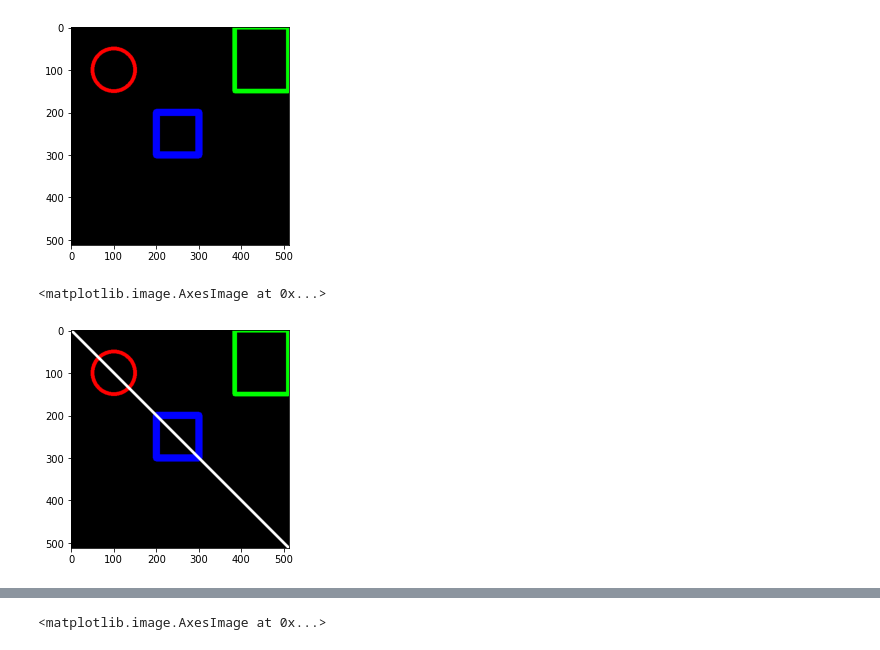
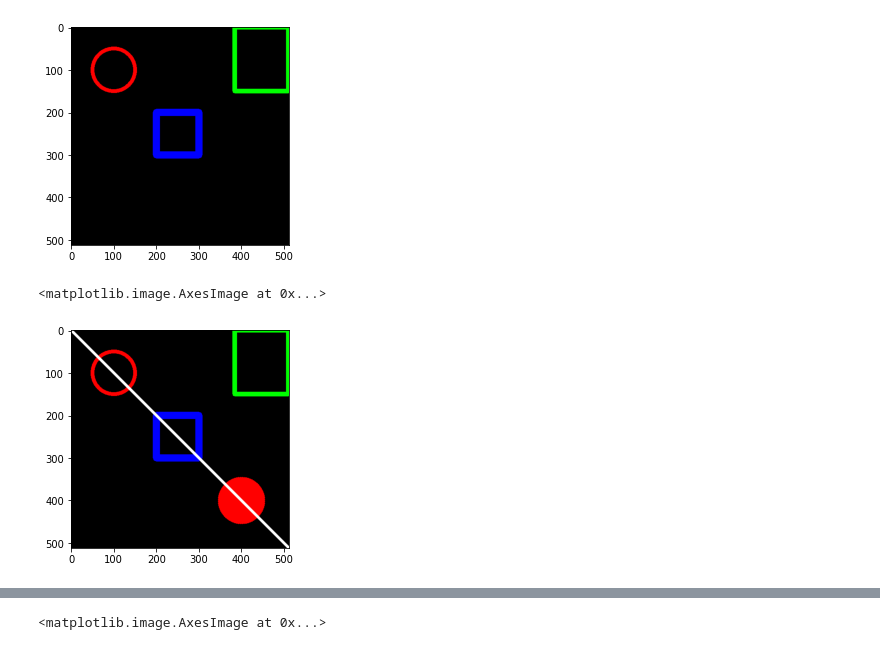
Before and after one commit to novansandi/PCVK_Genap_2022, a Jupyter notebook: Week2.ipynb, the cells around one changed output, grey strips where cells are left out. Saved outputs shown, nothing was run; the diff lists cells and outputs as text; code cells hidden in the pictures.

```diff
--- a/Week2.ipynb
+++ b/Week2.ipynb
@@ -82,8 +82,9 @@ plt.imshow(black_img)
 <matplotlib.image.AxesImage at 0x...>
 [figure]
 # %%
+cv.circle(black_img,center=(400,400),radius=20,color=(255,0,0),thickness=70)
 cv.line(black_img,pt1=(0,0),pt2=(512,512,),color=(255,255,255),thickness=5)
 plt.imshow(black_img)
 # %% [output]
 <matplotlib.image.AxesImage at 0x...>
-[figure, old version]
+[figure, new version]
```
Also changed, not shown: parts of 20 cells of this notebook.
